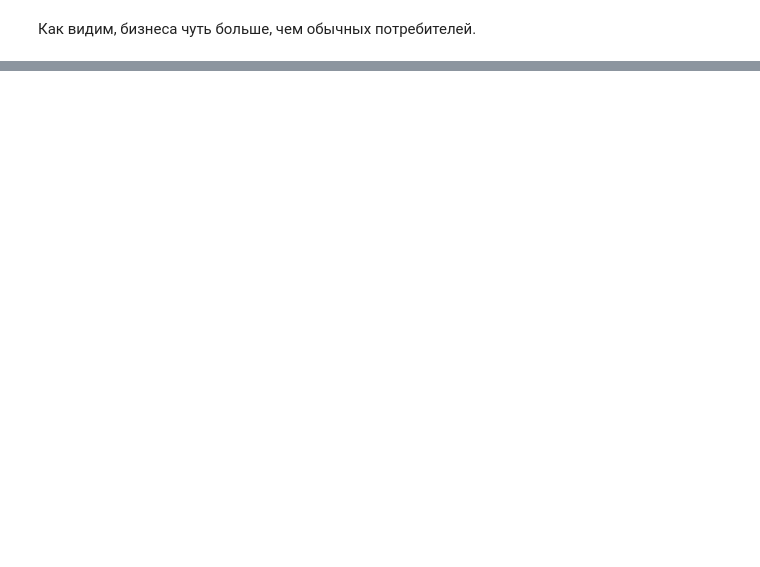
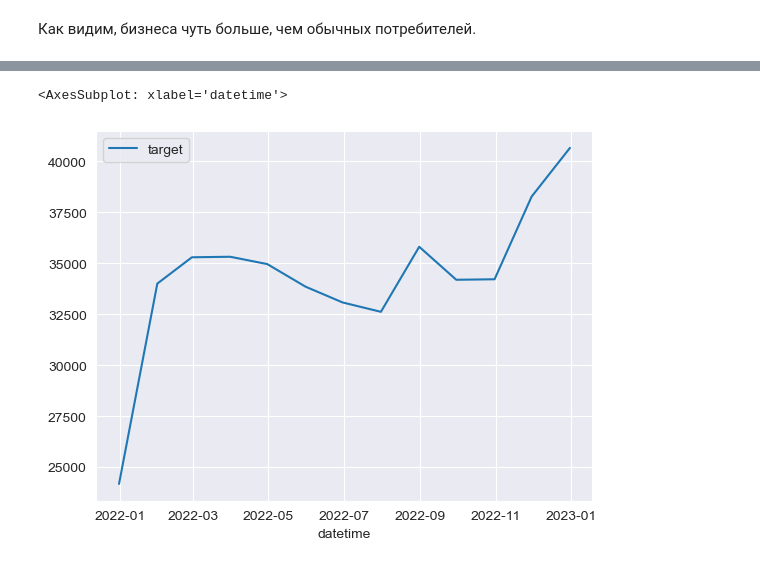
Before and after one commit to themjdex/energy-behavior-predictions, a Jupyter notebook: Enefit.ipynb, the cells around one changed output, grey strips where cells are left out. Cells and saved outputs as stored; diff of their text form; code cells hidden in the pictures; blank space fills up the shorter version.

```diff
--- a/Enefit.ipynb
+++ b/Enefit.ipynb
@@ -585,0 +662,6 @@ display(sns.barplot(data=is_business.T))
+# %%
+# для месяцев 2022 года
+display(sns.lineplot(date_and_target_re.query('index > "2021-12-31" and index < "2023-01-01"').resample('1M').mean()));
+# %% [output]
+<AxesSubplot: xlabel='datetime'>
+[figure, added]
```
Also changed, not shown: parts of 16 cells of this notebook.
